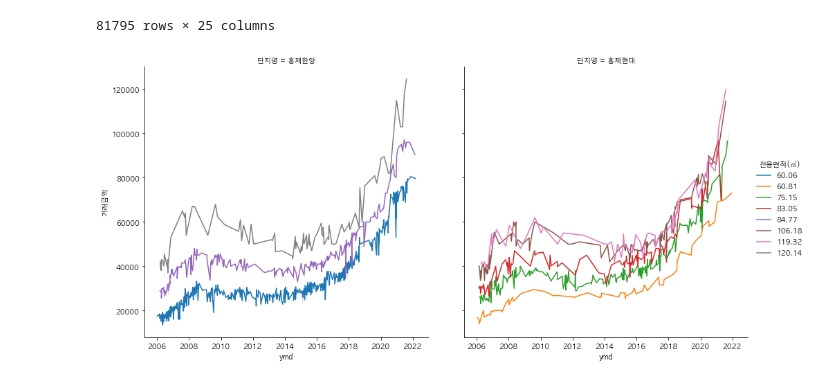
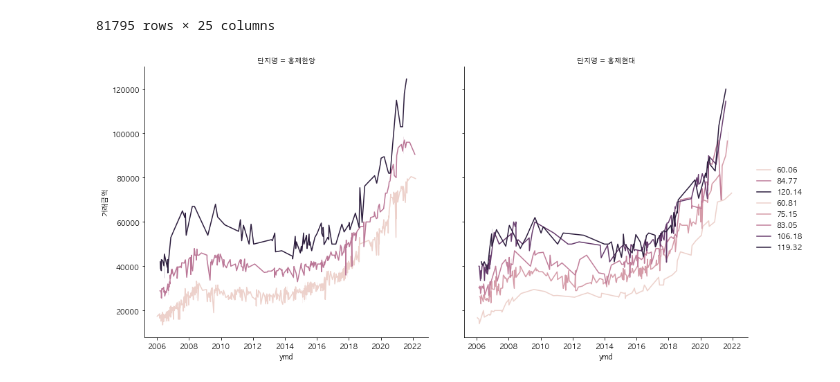
Before and after one commit to harryyang1982/data_tinkering, a Jupyter notebook: apt/apt_new.ipynb, the cells around one changed output. Cells and saved outputs as stored; diff of their text form; code cells hidden in the pictures.

```diff
--- a/apt/apt_new.ipynb
+++ b/apt/apt_new.ipynb
@@ -53,13 +53,13 @@ apt_total
 | 46368 | 서울특별시 서대문구 홍제동 | 331 | 331 | 0 | 홍제현대 | 106.18 | 202203 | 26 | NaN | 2.0 | ... | ... |
 81795 rows × 25 columns
 # %%
-g = sns.FacetGrid(data = apt_total[apt_total['단지명'].isin(['홍제한양', '홍제현대'])], col='단지명', hue='전용면적(㎡)')
-g.map_dataframe(sns.lineplot, x = 'ymd', y = '거래금액')
+g = sns.FacetGrid(data = apt_total[apt_total['단지명'].isin(['홍제한양', '홍제현대'])], col='단지명')
+g.map_dataframe(sns.lineplot, x = 'ymd', y = '거래금액', hue='전용면적(㎡)')
 plt.gcf().set_size_inches(15, 8)
 g.add_legend()
 plt.show()
 # %% [output]
-[figure, old version]
+[figure, new version]
 # %%
 hongje = apt_total[apt_total['단지명'].isin(['홍제한양', '홍제현대'])]
 hongje_date=apt_total[(apt_total['단지명'].isin(['홍제한양', '홍제현대'])) & (apt_total['ymd'] >= '2017-01-01')]
```
Also changed, not shown: parts of 3 cells of this notebook.
